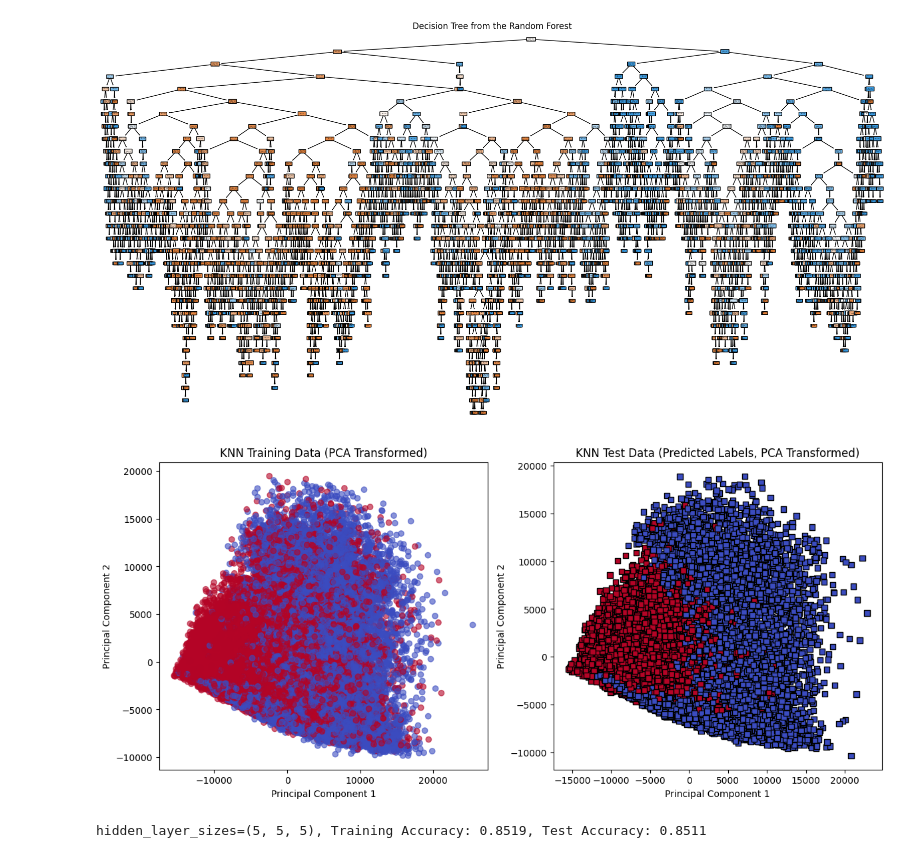
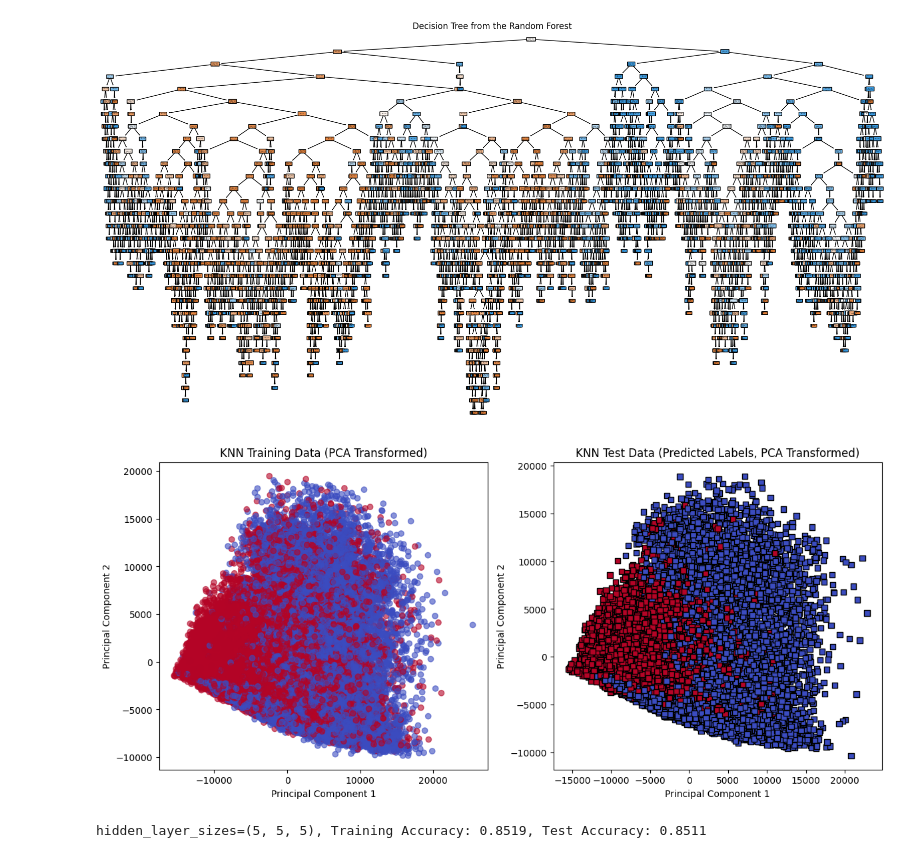
Before and after one commit to jl-sit-cs/CSC3105-DataAnalytics, a Jupyter notebook: Project/code/DataVisualization.ipynb, the cells around one changed output. Drawn from its saved outputs; the diff is of its cells as text; code cells hidden in the pictures.

```diff
--- a/Project/code/DataVisualization.ipynb
+++ b/Project/code/DataVisualization.ipynb
@@ -108,33 +108,33 @@ plt.show()
 # %%
 
 
 pca = PCA(n_components=2)
 X_train_pca = pca.fit_transform(X_train)
 X_test_pca = pca.transform(X_test)
 
 X_train_pca = pd.DataFrame(X_train_pca, columns=['PC1', 'PC2'])
 X_test_pca = pd.DataFrame(X_test_pca, columns=['PC1', 'PC2'])
 
-k_best = 20
+k_best = 10
 clf_pca = KNeighborsClassifier(n_neighbors=k_best)
 clf_pca.fit(X_train_pca, y_train)
 y_pred_pca = clf_pca.predict(X_test_pca)
 
 fig, axes = plt.subplots(1, 2, figsize=(14, 6))
 
 axes[0].scatter(X_train_pca['PC1'], X_train_pca['PC2'], c=y_train, cmap='coolwarm', alpha=0.6)
 axes[0].set_title("KNN Training Data (PCA Transformed)")
 axes[0].set_xlabel("Principal Component 1")
 axes[0].set_ylabel("Principal Component 2")
 
 scatter = axes[1].scatter(X_test_pca['PC1'], X_test_pca['PC2'], c=y_pred_pca, cmap='coolwarm', edgecolor='black', marker='s')
 axes[1].set_title("KNN Test Data (Predicted Labels, PCA Transformed)")
 axes[1].set_xlabel("Principal Component 1")
 axes[1].set_ylabel("Principal Component 2")
 
 plt.show()
 # %% [output]
-[figure, old version]
+[figure, new version]
 # %%
 hidden_layer_sizes = [(5, 5, 5)]
 trainAcc = []
```
Also changed, not shown: parts of 3 cells of this notebook, 3 other files.
